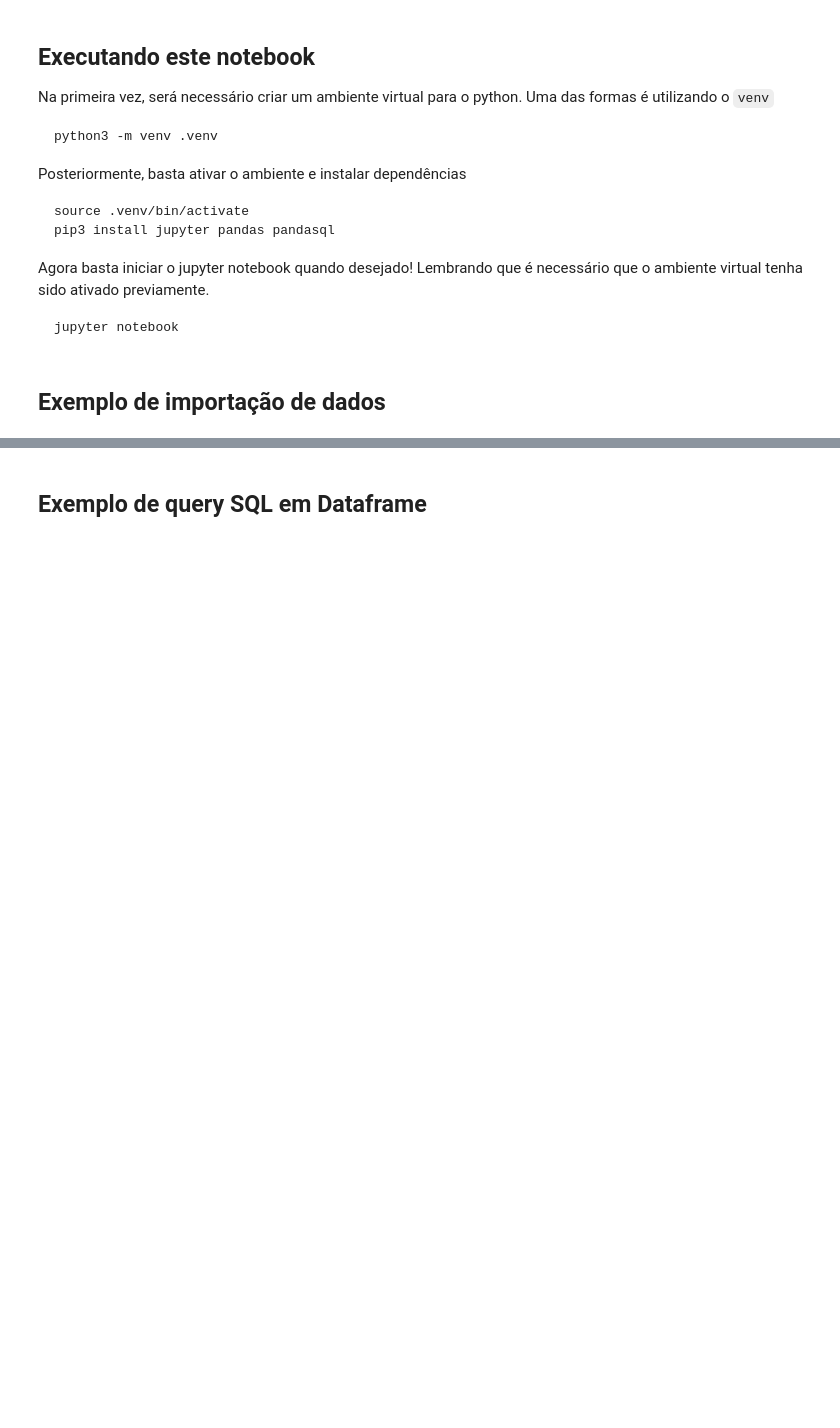
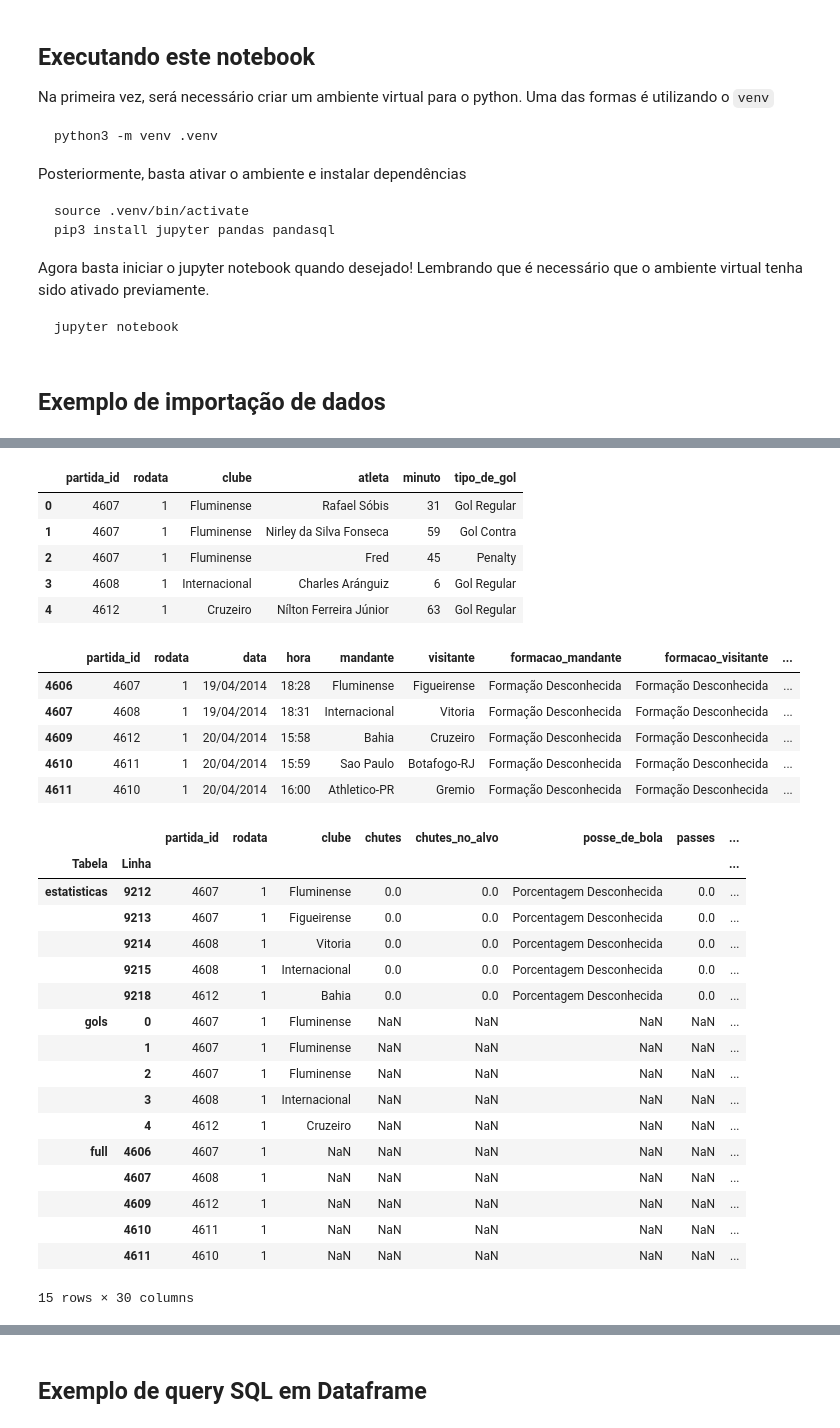
Before and after one commit to ailujana/desafio-data-analysis, a Jupyter notebook: example.ipynb, the cells around one changed output, grey strips where cells are left out. Cells and saved outputs as stored; diff of their text form; code cells hidden in the pictures; blank space fills up the shorter version.

```diff
--- a/example.ipynb
+++ b/example.ipynb
@@ -42,0 +257,29 @@ df_full['hora'] = pd.to_datetime(df_full['hora'], format='%H:%M', errors='coerce
+# %%
+# Tratamento de valores nulos, strings vazias ou NaN
+# Tabela estatisticas
+df_estatisticas_filtrado["precisao_passes"] = df_estatisticas_filtrado["precisao_passes"].fillna("Porcentagem Desconhecida")
+df_estatisticas_filtrado["posse_de_bola"] = df_estatisticas_filtrado["posse_de_bola"].fillna("Porcentagem Desconhecida")
+
+# Tabela gols
+df_gols_filtrado["tipo_de_gol"] = df_gols_filtrado["tipo_de_gol"].fillna("Gol Regular")
+
+# Tabela brasileirao_full - forma correta
+df_full_filtrado["tecnico_mandante"] = df_full_filtrado["tecnico_mandante"].fillna("Técnico Desconhecido")
+df_full_filtrado["tecnico_visitante"] = df_full_filtrado["tecnico_visitante"].fillna("Técnico Desconhecido")
+df_full_filtrado["formacao_mandante"] = df_full_filtrado["formacao_mandante"].fillna("Formação Desconhecida")
+df_full_filtrado["formacao_visitante"] = df_full_filtrado["formacao_visitante"].fillna("Formação Desconhecida")
+
+
+# Mostrar amostras das tabelas tratadas
+amostras_tratadas = {
+    "estatisticas": df_estatisticas_filtrado.head(5),
+    "gols": df_gols_filtrado.head(5),
+    "full": df_full_filtrado.head(5)
+}
+
+display(amostras_tratadas["estatisticas"])
+display(amostras_tratadas["gols"])
+display(amostras_tratadas["full"])
+
+pd.concat(amostras_tratadas, axis=0, names=["Tabela", "Linha"])
+# %% [output]
@@ -42,0 +292,30 @@ df_full['hora'] = pd.to_datetime(df_full['hora'], format='%H:%M', errors='coerce
+|  | partida_id | rodata | clube | atleta | minuto | tipo_de_gol |
+| 0 | 4607 | 1 | Fluminense | Rafael Sóbis | 31 | Gol Regular |
+| 1 | 4607 | 1 | Fluminense | Nirley da Silva Fonseca | 59 | Gol Contra |
+| 2 | 4607 | 1 | Fluminense | Fred | 45 | Penalty |
+| 3 | 4608 | 1 | Internacional | Charles Aránguiz | 6 | Gol Regular |
+| 4 | 4612 | 1 | Cruzeiro | Nílton Ferreira Júnior | 63 | Gol Regular |
+|  | partida_id | rodata | data | hora | mandante | visitante | formacao_mandante | formacao_visitante | ... |
+| 4606 | 4607 | 1 | 19/04/2014 | 18:28 | Fluminense | Figueirense | Formação Desconhecida | Formação Desconhecida | ... |
+| 4607 | 4608 | 1 | 19/04/2014 | 18:31 | Internacional | Vitoria | Formação Desconhecida | Formação Desconhecida | ... |
+| 4609 | 4612 | 1 | 20/04/2014 | 15:58 | Bahia | Cruzeiro | Formação Desconhecida | Formação Desconhecida | ... |
+| 4610 | 4611 | 1 | 20/04/2014 | 15:59 | Sao Paulo | Botafogo-RJ | Formação Desconhecida | Formação Desconhecida | ... |
+| 4611 | 4610 | 1 | 20/04/2014 | 16:00 | Athletico-PR | Gremio | Formação Desconhecida | Formação Desconhecida | ... |
+|  |  | partida_id | rodata | clube | chutes | chutes_no_alvo | posse_de_bola | passes | ... |
+| Tabela | Linha |  |  |  |  |  |  |  | ... |
+| estatisticas | 9212 | 4607 | 1 | Fluminense | 0.0 | 0.0 | Porcentagem Desconhecida | 0.0 | ... |
+|  | 9213 | 4607 | 1 | Figueirense | 0.0 | 0.0 | Porcentagem Desconhecida | 0.0 | ... |
+|  | 9214 | 4608 | 1 | Vitoria | 0.0 | 0.0 | Porcentagem Desconhecida | 0.0 | ... |
+|  | 9215 | 4608 | 1 | Internacional | 0.0 | 0.0 | Porcentagem Desconhecida | 0.0 | ... |
+|  | 9218 | 4612 | 1 | Bahia | 0.0 | 0.0 | Porcentagem Desconhecida | 0.0 | ... |
+| gols | 0 | 4607 | 1 | Fluminense | NaN | NaN | NaN | NaN | ... |
+|  | 1 | 4607 | 1 | Fluminense | NaN | NaN | NaN | NaN | ... |
+|  | 2 | 4607 | 1 | Fluminense | NaN | NaN | NaN | NaN | ... |
+|  | 3 | 4608 | 1 | Internacional | NaN | NaN | NaN | NaN | ... |
+|  | 4 | 4612 | 1 | Cruzeiro | NaN | NaN | NaN | NaN | ... |
+| full | 4606 | 4607 | 1 | NaN | NaN | NaN | NaN | NaN | ... |
+|  | 4607 | 4608 | 1 | NaN | NaN | NaN | NaN | NaN | ... |
+|  | 4609 | 4612 | 1 | NaN | NaN | NaN | NaN | NaN | ... |
+|  | 4610 | 4611 | 1 | NaN | NaN | NaN | NaN | NaN | ... |
+|  | 4611 | 4610 | 1 | NaN | NaN | NaN | NaN | NaN | ... |
+15 rows × 30 columns
```
Also changed, not shown: parts of 16 cells of this notebook, 1 other file.
